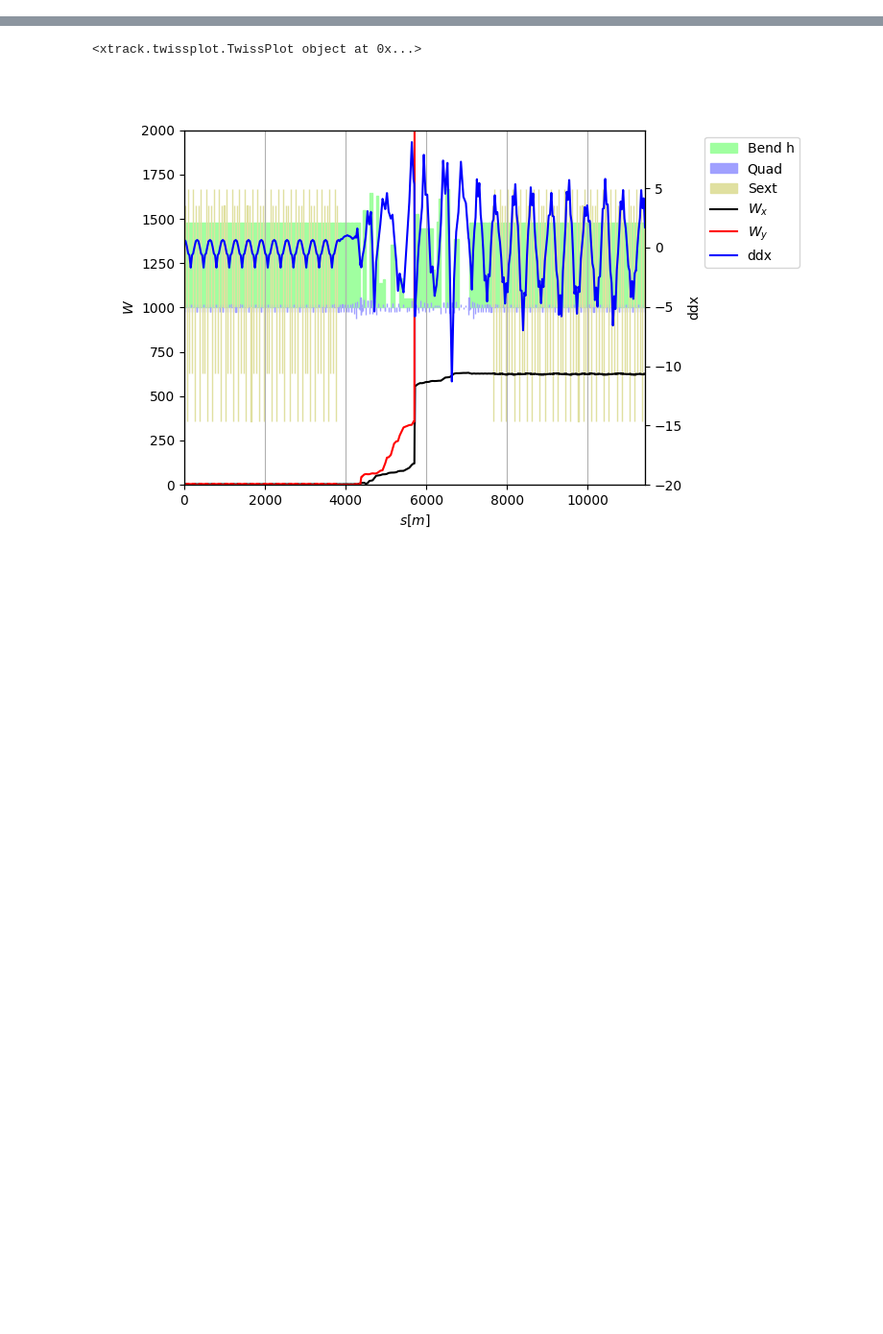
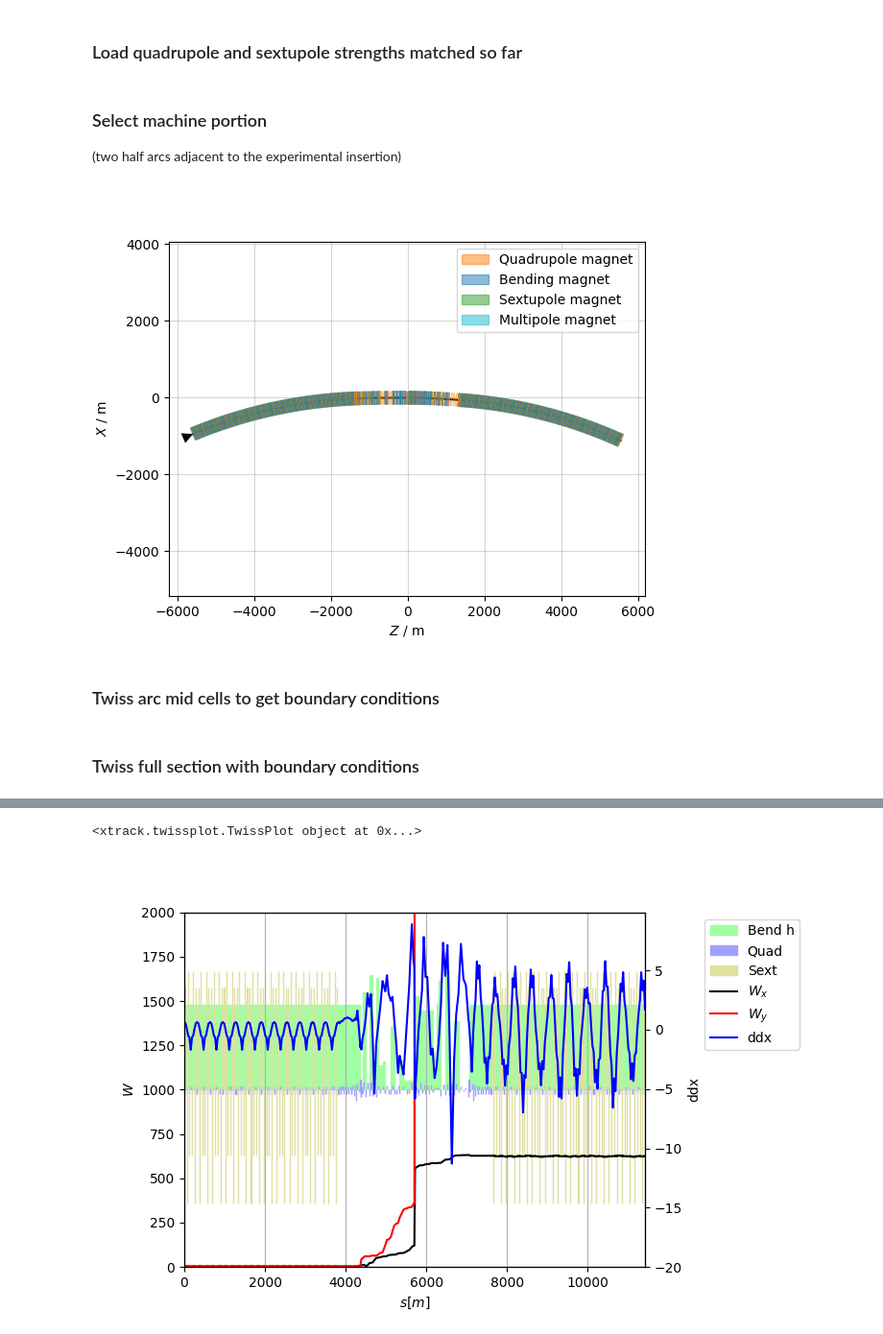
Before and after one commit to giadarol/fcc_92, a Jupyter notebook: 004_tutorial_cap_meeting/notebook_12_match_sextupoles_experimental_insertion.ipynb, the cells around one changed output, grey strips where cells are left out. Shown at 96% size. Saved outputs shown, nothing was run; the diff lists cells and outputs as text; code cells hidden in the pictures; blank space fills up the shorter version.

```diff
--- a/004_tutorial_cap_meeting/notebook_12_match_sextupoles_experimental_insertion.ipynb
+++ b/004_tutorial_cap_meeting/notebook_12_match_sextupoles_experimental_insertion.ipynb
@@ -8,6 +10,8 @@ np.set_printoptions(legacy='1.25')
 # %%
 env = xt.Environment()
 env.call('../fccee_z_lattice.py')
+# %% [markdown]
+### Load quadrupole and sextupole strengths matched so far
 # %%
 env.vars.load_json('strengths_quads_00_arc_cell.json')
 env.vars.load_json('strengths_quads_01_ffccsyl.json')
@@ -18,4 +22,7 @@ env.vars.load_json('strengths_quads_05_ffds_lr.json')
 env.vars.load_json('strengths_quads_06_straight.json')
 
 env.vars.load_json('strengths_sext_00_arc_cell.json')
+# %% [markdown]
+### Select machine portion
+(two half arcs adjacent to the experimental insertion)
 # %%
@@ -23,3 +29,9 @@ env.vars.load_json('strengths_sext_00_arc_cell.json')
 line = env['fccee_p_ring']
 section = line.select('mid_cell_edge_r::1','mid_cell_edge_l::2')
+# %%
+section.survey(element0='ip_mid').plot()
+# %% [output]
+[figure, added]
+# %% [markdown]
+### Twiss arc mid cells to get boundary conditions
 # %%
@@ -31,4 +42,6 @@ tw_cell_1 = cell1.twiss4d()
 twinit_cell_1_r = tw_cell_1.get_twiss_init('mid_cell_edge_r')
 tw_cell_2 = cell2.twiss4d()
 twinit_cell_2_l = tw_cell_1.get_twiss_init('mid_cell_edge_l')
+# %% [markdown]
+### Twiss full section with boundary conditions
 # %%
```
Also changed, not shown: parts of 33 cells of this notebook, 3 other files.
